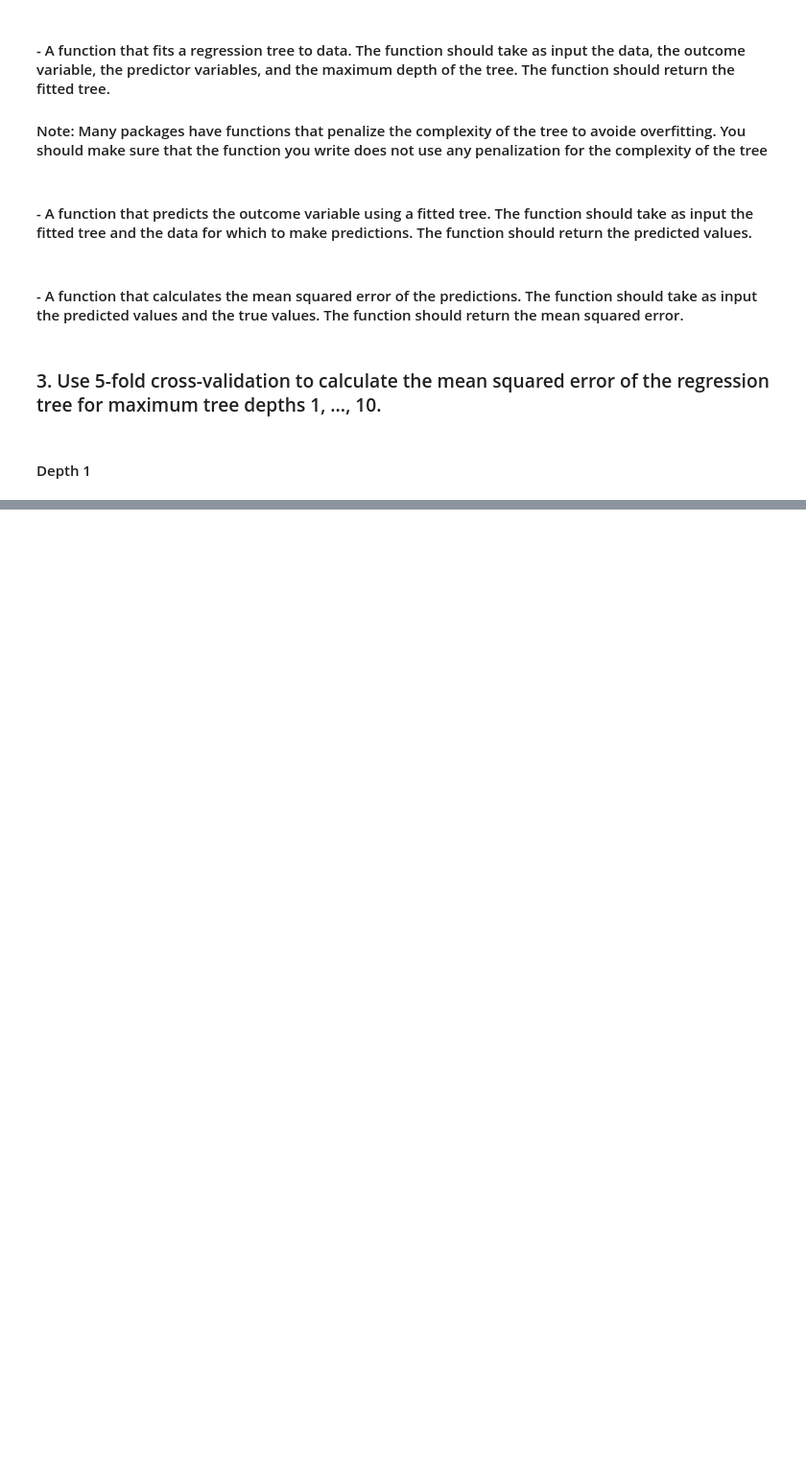
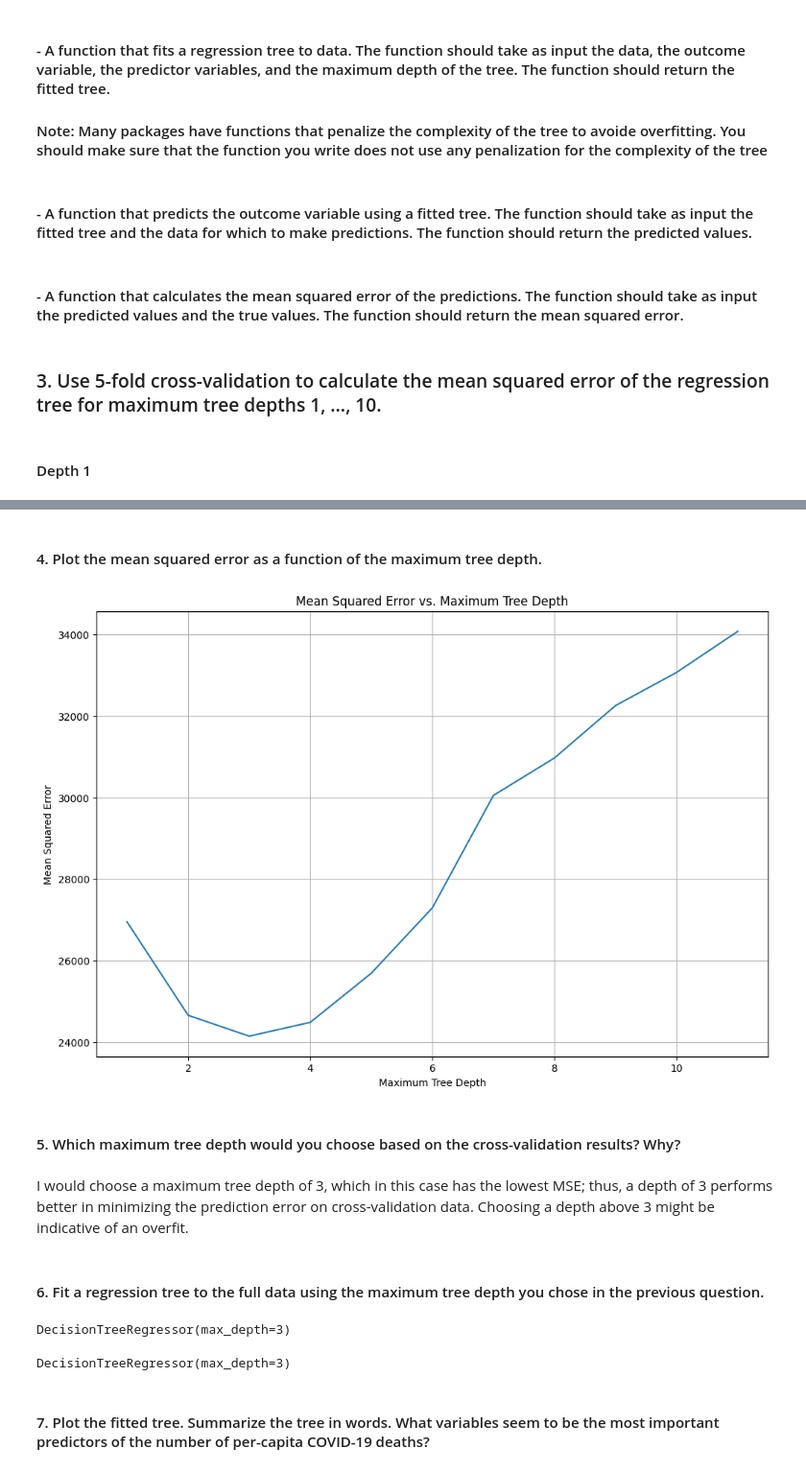
Before and after one commit to aroacs100/PRGS-Intro-to-ML-2024, a Jupyter notebook: Homework/HW_04.ipynb, the cells around one changed output, grey strips where cells are left out. Shown at 96% size. Cells and saved outputs as stored; diff of their text form; code cells hidden in the pictures; blank space fills up the shorter version.

```diff
--- a/Homework/HW_04.ipynb
+++ b/Homework/HW_04.ipynb
@@ -66,0 +76,10 @@ from sklearn.tree import DecisionTreeRegressor
+# %%
+predictors = covid_data[predictors_var]
+outcome = covid_data[outcome_var]
+# %%
+mse_score = []
+# %%
+for max_depth in range(1,12):
+    reg_tree = DecisionTreeRegressor(max_depth=max_depth)
+    mse = -cross_val_score(reg_tree, predictors, outcome, cv=5, scoring='neg_mean_squared_error').mean()
+    mse_score.append((max_depth, mse))
@@ -66,0 +100,2 @@ from sklearn.tree import DecisionTreeRegressor
+# %%
+mse_results_df = pd.DataFrame(mse_score, columns=['max_depth', 'mean_squared_error'])
@@ -66,0 +117,2 @@ from sklearn.tree import DecisionTreeRegressor
+# %% [markdown]
+#### 4. Plot the mean squared error as a function of the maximum tree depth.
@@ -66,0 +121,16 @@ from sklearn.tree import DecisionTreeRegressor
+# %%
+plt.figure(figsize=(12, 8))
+plt.plot(mse_results_df['max_depth'], mse_results_df['mean_squared_error'])
+plt.title("Mean Squared Error vs. Maximum Tree Depth")
+plt.xlabel("Maximum Tree Depth")
+plt.ylabel("Mean Squared Error")
+plt.grid(True)
+plt.show()
+# %% [output]
+[figure, added]
+# %% [markdown]
+#### 5. Which maximum tree depth would you choose based on the cross-validation results? Why?
+# %% [markdown]
+I would choose a maximum tree depth of 3, which in this case has the lowest MSE; thus, a depth of 3 performs better in minimizing the prediction error on cross-validation data. Choosing a depth above 3 might be indicative of an overfit.
+# %% [markdown]
+#### 6. Fit a regression tree to the full data using the maximum tree depth you chose in the previous question.
@@ -66,0 +139,10 @@ from sklearn.tree import DecisionTreeRegressor
+# %%
+reg_tree.fit(predictors,outcome)
+# %% [output]
+DecisionTreeRegressor(max_depth=3)
+# %%
+print(reg_tree)
+# %% [output]
+DecisionTreeRegressor(max_depth=3)
+# %% [markdown]
+#### 7. Plot the fitted tree. Summarize the tree in words. What variables seem to be the most important predictors of the number of per-capita COVID-19 deaths?
```
Also changed, not shown: parts of 8 cells of this notebook.
